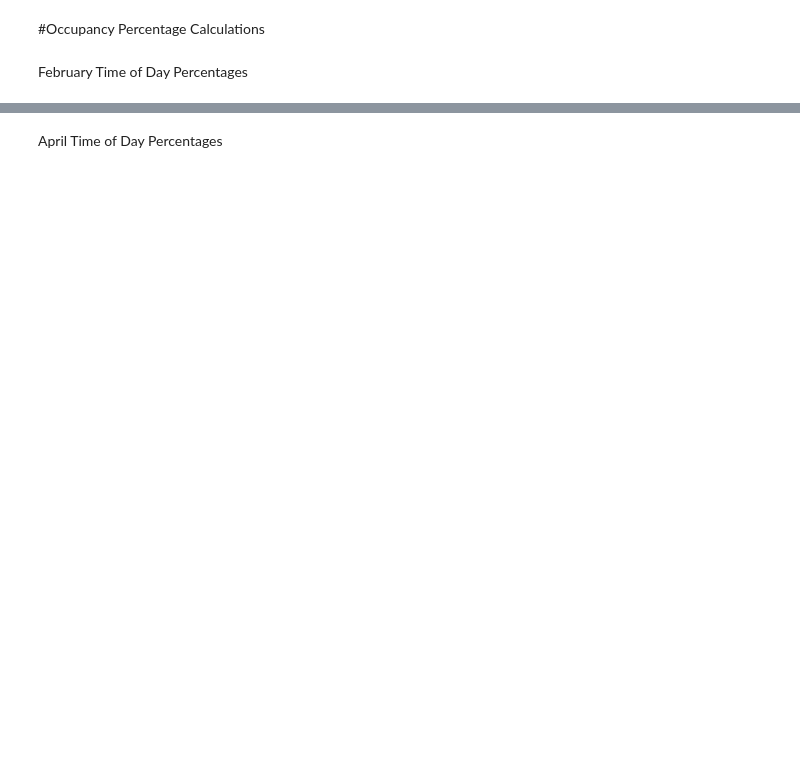
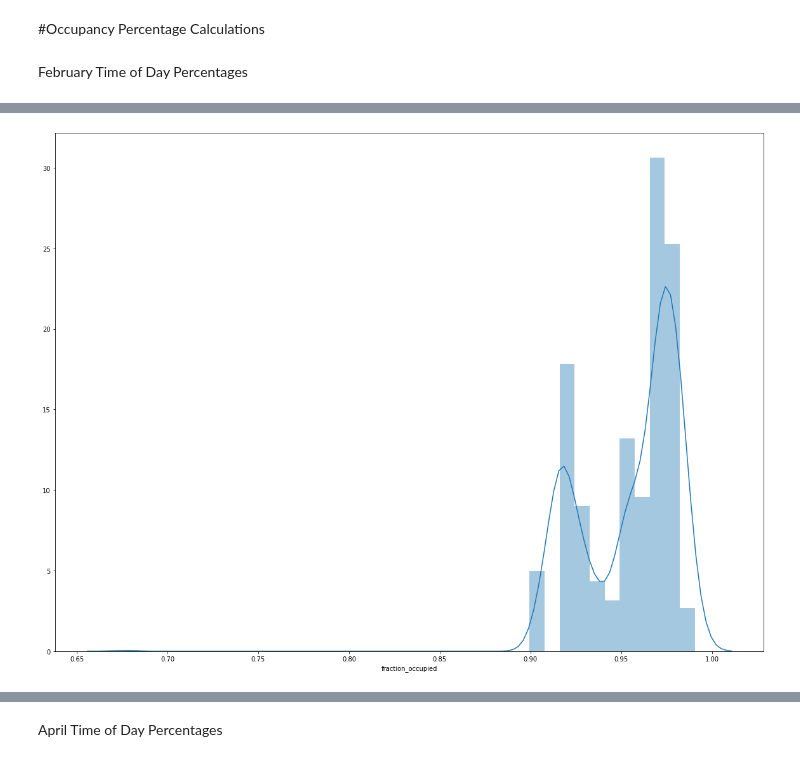
Before and after one commit to AndrewSundaram/VU_SmartCities, a Jupyter notebook: EnergyWorkbook.ipynb, the cells around one changed output, grey strips where cells are left out. Saved outputs shown, nothing was run; the diff lists cells and outputs as text; code cells hidden in the pictures; blank space fills up the shorter version.

```diff
--- a/EnergyWorkbook.ipynb
+++ b/EnergyWorkbook.ipynb
@@ -342,3 +352,8 @@ Name: fraction_occupied, Length: 1309, dtype: float64
+# %%
+sns.distplot(febMorning['fraction_occupied'])
+plt.savefig('FebMorn2.png')
+# %% [output]
+[figure, added]
 # %%
 febAfternoon = febData[(febData.index.hour >= 12) & (febData.index.hour < 16)]
 print(febAfternoon['fraction_occupied'])
```
Also changed, not shown: parts of 28 cells of this notebook.
